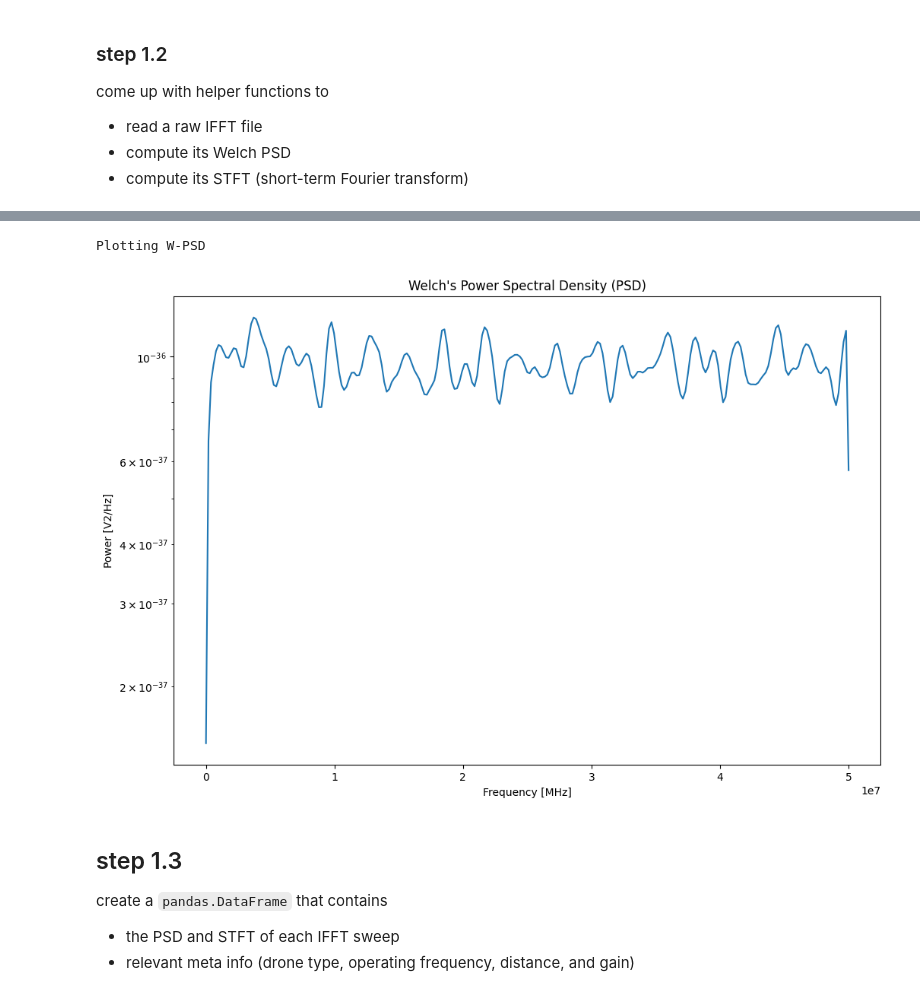
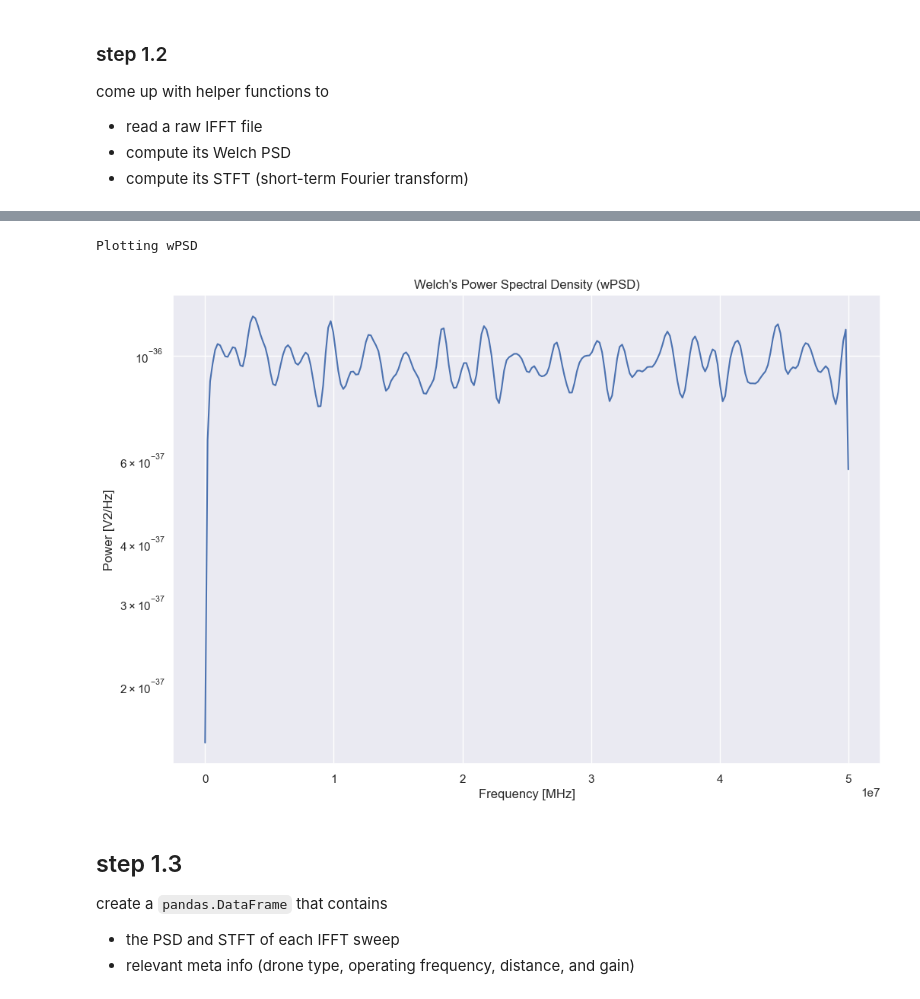
Before and after one commit to jiyometrik/drones-sentinel, a Jupyter notebook: main.ipynb, the cells around one changed output, grey strips where cells are left out. Saved outputs shown, nothing was run; the diff lists cells and outputs as text; code cells hidden in the pictures.

```diff
--- a/main.ipynb
+++ b/main.ipynb
@@ -1,9 +1,21 @@
 # %%
-import os, glob
 import numpy as np
 from scipy import signal
+from sklearn.model_selection import train_test_split
+from sklearn.preprocessing import LabelEncoder
+import torch
+import torch.nn as nn
+import torch.optim as optim
+from torch.utils.data import Dataset, DataLoader
+
+import os, glob
+from datetime import datetime
 from tqdm import tqdm
 import matplotlib.pyplot as plt
+import seaborn as sns
+import zipfile
+
+sns.set_theme()
 # %% [markdown]
 # testdrive
 
@@ -57,7 +66,7 @@ come up with helper functions to
 # %%
 def read_raw_ifft(file_path, data_format):
     """
-    Read raw binary data from file.
+    read raw binary data from file and return as numpy array after IFFT
     """
     # Map format strings to numpy dtypes and struct formats
     format_map = {
@@ -175,11 +163,14 @@ def compute_welch_psd(
     return f, Pxx
 # %%
 f_test, Pxx_test = compute_welch_psd(
-    iq_data=test_ifft, sample_rate_hz=SAMPLE_RATE, nperseg=512, visualise=True,
+    iq_data=test_ifft,
+    sample_rate_hz=SAMPLE_RATE,
+    nperseg=512,
+    visualise=True,
 )
 # %% [output]
-Plotting W-PSD
+Plotting wPSD
-[figure, old version]
+[figure, new version]
 # %% [markdown]
 ## step 1.3
 create a `pandas.DataFrame` that contains
```
Also changed, not shown: parts of 18 cells of this notebook.
